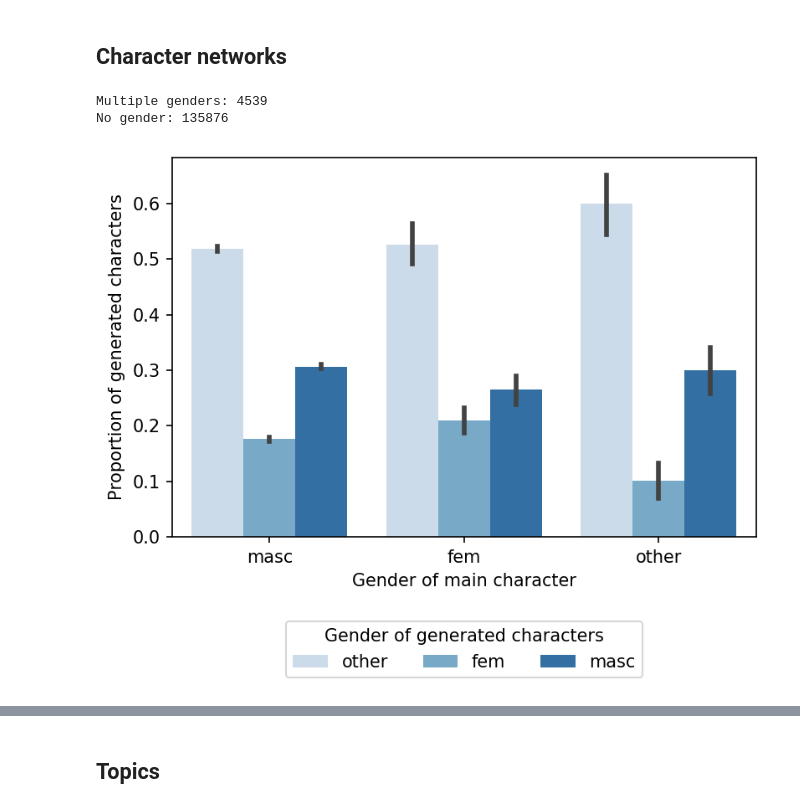
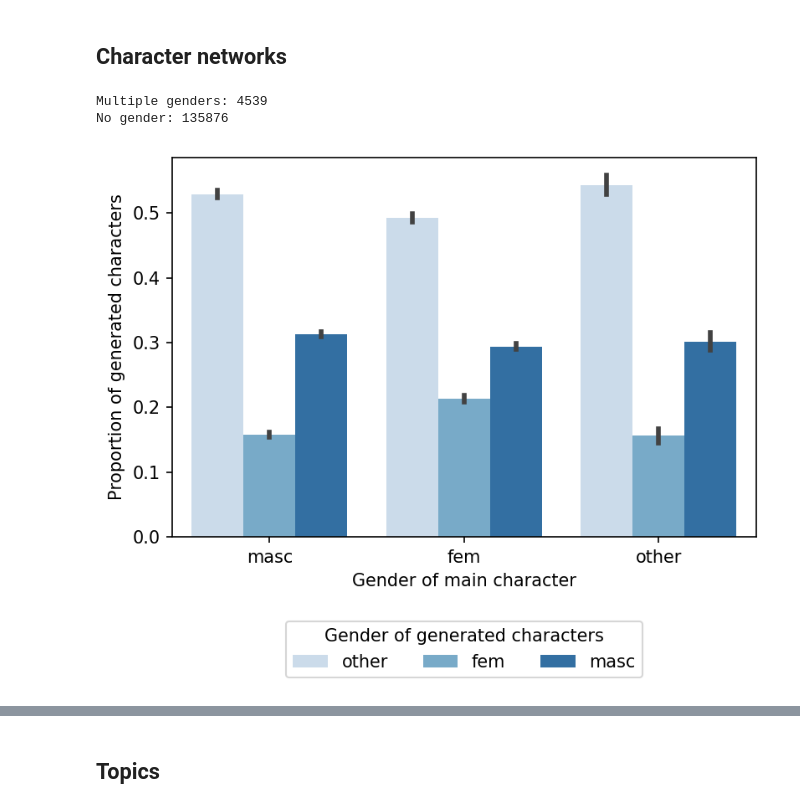
Before and after one commit to lucy3/gpt3_gender, a Jupyter notebook: code/character_viz.ipynb, the cells around one changed output, grey strips where cells are left out. Drawn from its saved outputs; the diff is of its cells as text; code cells hidden in the pictures.

```diff
--- a/code/character_viz.ipynb
+++ b/code/character_viz.ipynb
@@ -68,9 +69,10 @@ honorifics_fem = ['Ms.', 'Mz.', 'Ms', 'Mz', 'Miss', 'Mrs', 'Mrs.', 'Madam',
 honorifics_masc = ['Mr.', 'Mister', 'Mr', 'Master', 'Sir', 'Lord', 'Esq', 'Esq.', 'Br.', 'Br', 'Brother',
                 'Fr', 'Fr.', 'Father']
 # %%
-def get_char_network(char_neighbor_path):
+def get_char_network(char_neighbor_path, outpath):
     '''
-    A main character's gender is aggregated across multiple
+    TODO: A main character's gender is based on each story, not all of them
+    TODO: if a main character's gender in one story is unknown, generalize based on all of them
     '''
     d = {'main_gender':[], 'frac':[], 'neighbor_gender':[]}
     multiple_gender = 0
@@ -80,11 +82,14 @@ def get_char_network(char_neighbor_path):
         with open(char_neighbor_path + title + '.json', 'r') as infile:
             char_neighbors = json.load(infile)
         for char in char_neighbors:
-            main_gender = Counter()
+            # for every main character
+            main_gender = defaultdict(Counter) # story ID to gender
             neighbor_dict = char_neighbors[char]
             neighbor_genders = list()
             for neighbor in neighbor_dict:
+                # for every character it co-occurs with
                 neighbor_n = neighbor['character_name']
+                story_ID = int(neighor_n.split('_')[-1])
                 neighbor['aliases'].append(neighbor_n)
                 pns = Counter(neighbor['gender'])
                 is_main = False
@@ -96,7 +101,7 @@ def get_char_network(char_neighbor_path):
                         if al.startswith(char + '_'):
                             is_main = True
                 if is_main:
-                    main_gender.update(pns)
+                    main_gender[story_ID] = pns
                     continue
 
                 total = sum(list(pns.values()))
@@ -128,13 +133,14 @@ def get_char_network(char_neighbor_path):
                 neighbor_genders.append(gender)
 
             main_total = sum(list(main_gender.values()))
-            if main_gender['masc'] > 0.75*total:
+            if main_gender['masc'] > 0.75*main_total:
                 main_g = 'masc'
-            elif main_gender['fem'] > 0.75*total:
+            elif main_gender['fem'] > 0.75*main_total:
                 main_g = 'fem'
             else:
                 main_g = 'other'
 
+            main_char_gender[char] = main_g
             neighbor_genders = Counter(neighbor_genders)
             total = sum(list(neighbor_genders.values()))
             d['main_gender'].append(main_g)
@@ -146,19 +152,21 @@ def get_char_network(char_neighbor_path):
             d['main_gender'].append(main_g)
             d['frac'].append(neighbor_genders['masc']/total)
             d['neighbor_gender'].append('masc')
+        with open(outpath + title + '.json', 'w') as outfile:
+            json.dump(main_char_gender, outfile)
     print("Multiple genders:", multiple_gender)
     print("No gender:", no_gender)
     return d
 # %%
-d = get_char_network(LOGS + 'char_neighbors_0.9/')
+d = get_char_network(LOGS + 'char_neighbors_0.9/', LOGS + 'main_char_gender_0.9/')
 plt.figure(dpi=150)
-sns.barplot(x="main_gender", y="frac", palette="Blues", hue="neighbor_gender", data=d)
+sns.barplot(x="main_gender", y="frac", palette="Blues", hue="neighbor_gender", data=d, order=["masc", "fem", "other"])
 plt.legend(title="Gender of generated characters", loc='upper center', bbox_to_anchor=(0.5, -0.2), ncol=3)
 plt.xlabel("Gender of main character")
 plt.ylabel("Proportion of generated characters")
 plt.show()
 # %% [output]
 Multiple genders: 4539
 No gender: 135876
-[figure, old version]
+[figure, new version]
 # %%
```
Also changed, not shown: parts of 10 cells of this notebook, 5 other files.
